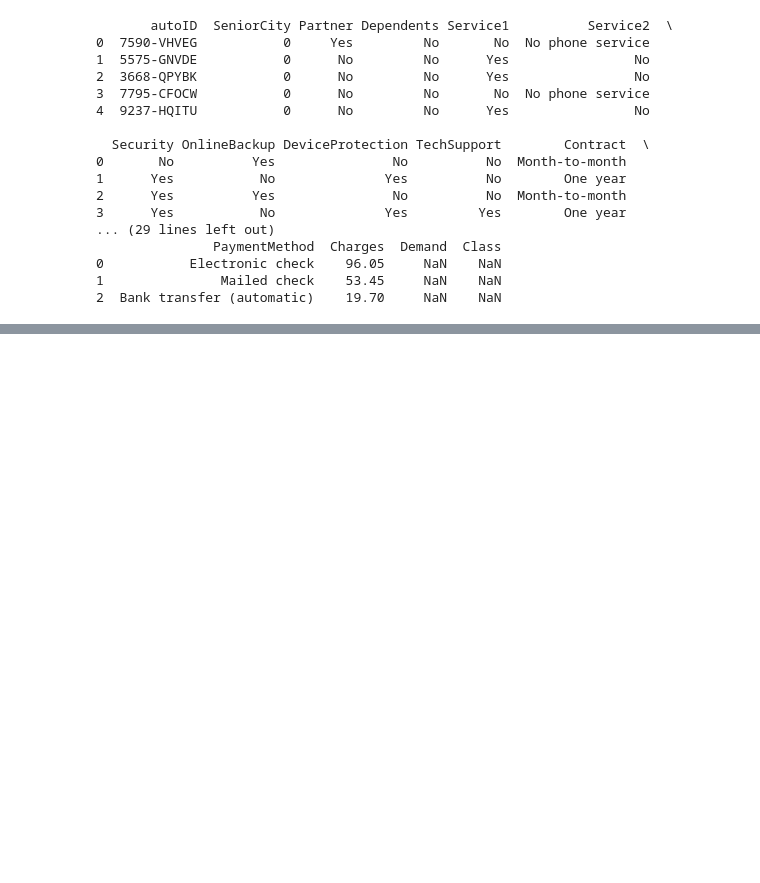
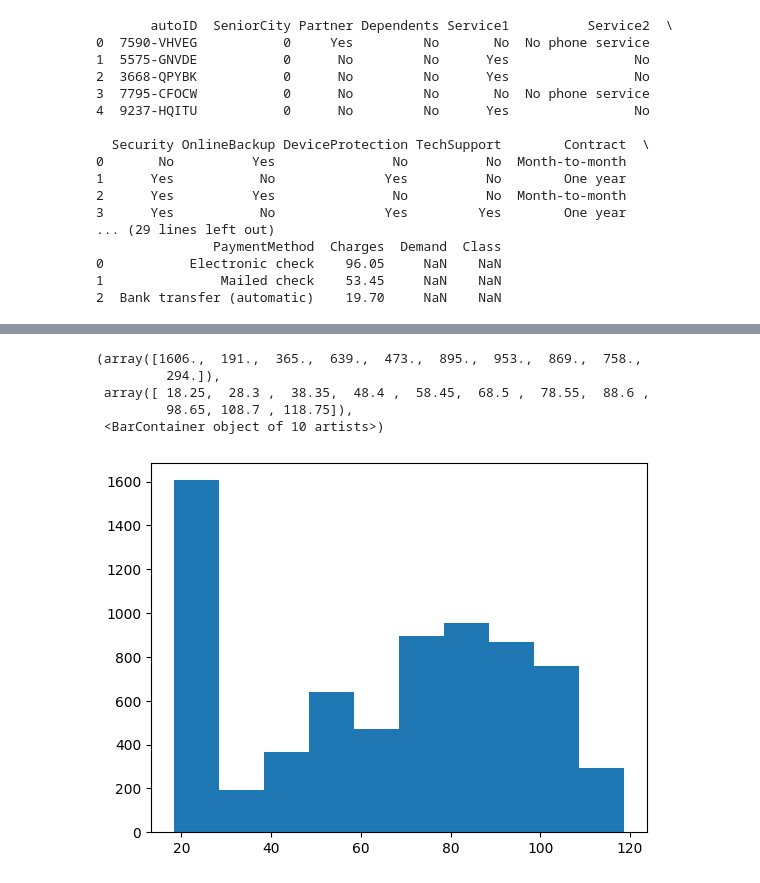
Before and after one commit to JuanIsazaCo/Prueba_Especialista_Finanzas_JDIC, a Jupyter notebook: main.ipynb, the cells around one changed output, grey strips where cells are left out. Drawn from its saved outputs; the diff is of its cells as text; code cells hidden in the pictures; blank space fills up the shorter version.

```diff
--- a/main.ipynb
+++ b/main.ipynb
@@ -35,0 +87,9 @@ print(ds_predict.head())
+# %%
+plt.hist(ds_ab['Charges'])
+# %% [output]
+(array([1606.,  191.,  365.,  639.,  473.,  895.,  953.,  869.,  758.,
+         294.]),
+ array([ 18.25,  28.3 ,  38.35,  48.4 ,  58.45,  68.5 ,  78.55,  88.6 ,
+         98.65, 108.7 , 118.75]),
+ <BarContainer object of 10 artists>)
+[figure, added]
```
Also changed, not shown: parts of 22 cells of this notebook.
